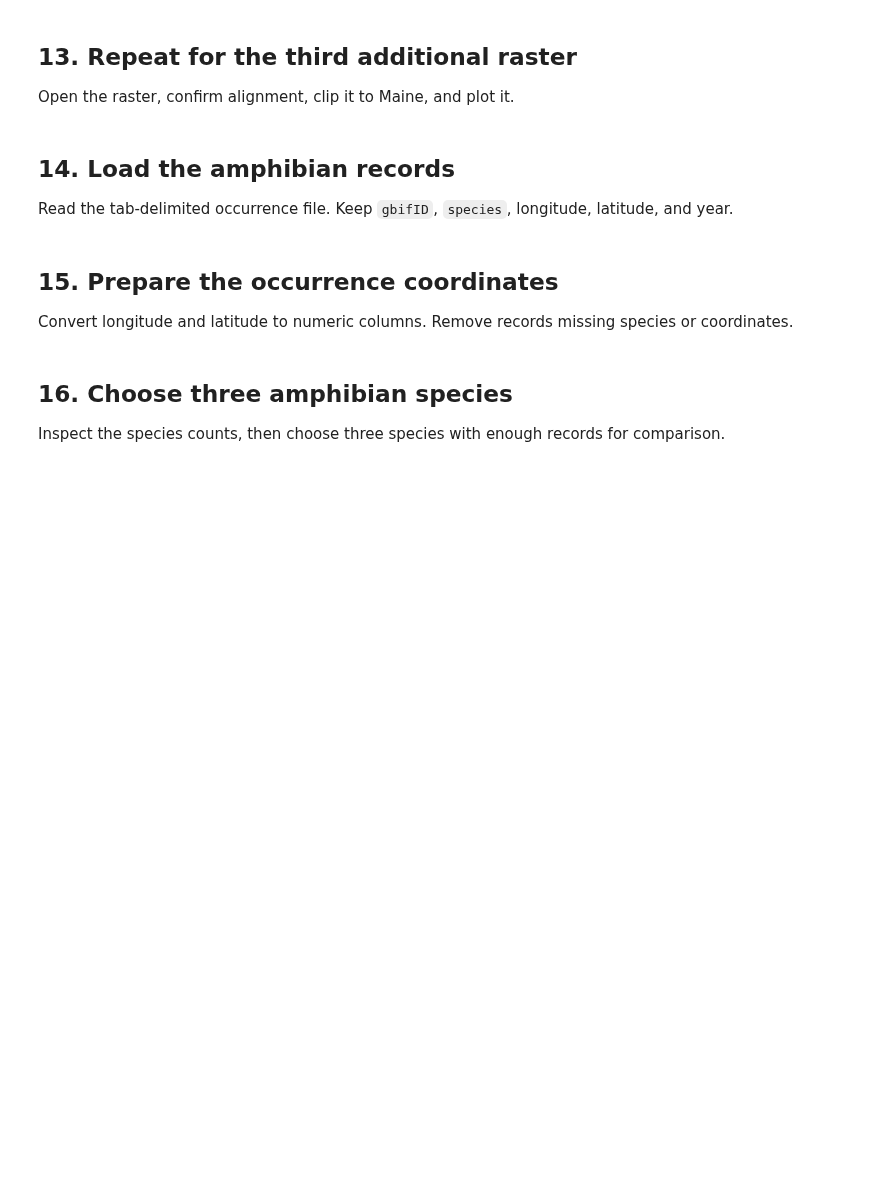
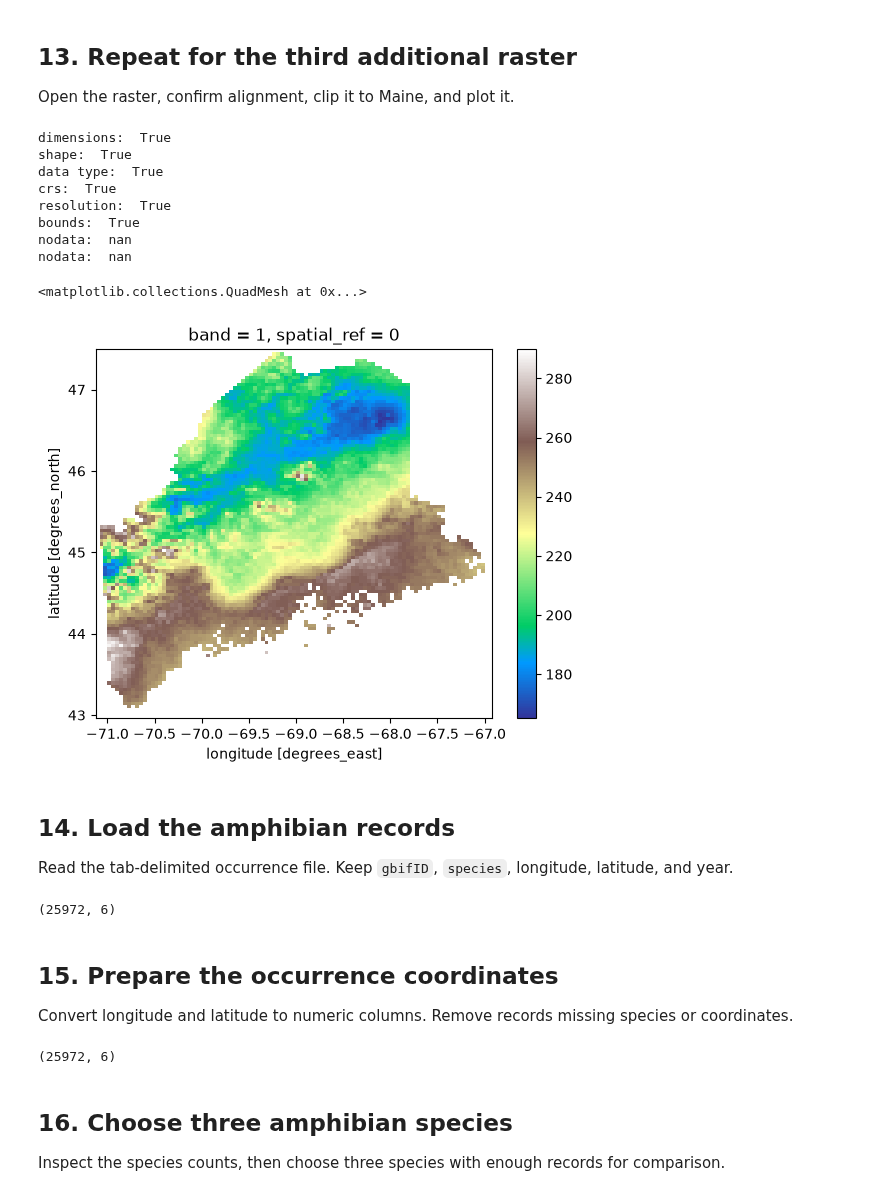
Before and after one commit to elizadstein/BIO597-SpatialBiodiversity, a Jupyter notebook: docs/assignments/Assignment-05-RasterData.ipynb, the cells around one changed output. Drawn from its saved outputs; the diff is of its cells as text; code cells hidden in the pictures; blank space fills up the shorter version.

Commit message:
completed assignment5

```diff
--- a/docs/assignments/Assignment-05-RasterData.ipynb
+++ b/docs/assignments/Assignment-05-RasterData.ipynb
@@ -144,26 +317,88 @@ Open the raster, confirm alignment, clip it to Maine, and plot it. Keep each par
 
 Open the raster, confirm alignment, clip it to Maine, and plot it.
 # %%
-# Complete the workflow for the third additional raster.
+# Open raster
+bio17_path = bioclim_path / "wc2.1_2.5m_bio_17.tif"
+bio17 = rxr.open_rasterio(
+    bio17_path,
+    masked=True,
+)
+
+# check alignment
+print("dimensions: ", bio1.dims == bio17.dims)
+print("shape: ", bio1.shape == bio17.shape)
+print("data type: ", bio1.dtype == bio17.dtype)
+print("crs: ", bio1.rio.crs == bio17.rio.crs)
+print("resolution: ", bio1.rio.resolution() == bio17.rio.resolution())
+print("bounds: ", bio1.rio.bounds() == bio17.rio.bounds())
+print("nodata: ", bio1.rio.nodata)
+print("nodata: ", bio17.rio.nodata)
+
+# clip
+bio17_maine = bio17.rio.clip(
+    maine_boundary.geometry,
+    maine_boundary.crs,
+    drop=True,
+    from_disk=True,
+)
+
+# squeeze
+bio17_maine = bio17_maine.squeeze()
+
+# plot
+bio17_maine.plot(cmap = "terrain")
+# %% [output]
+dimensions:  True
+shape:  True
+data type:  True
+crs:  True
+resolution:  True
+bounds:  True
+nodata:  nan
+nodata:  nan
+<matplotlib.collections.QuadMesh at 0x...>
+[figure, added]
 # %% [markdown]
 ## 14. Load the amphibian records
 
 Read the tab-delimited occurrence file. Keep `gbifID`, `species`, longitude, latitude, and year.
 # %%
-amphibians = pd.read_csv(
-    "Amphibians_ME/Amphibians_ME.csv",
-    sep=__________,
-    low_memory=False,
-)
+amphibians = gpd.read_file(
+    "../assignments/Amphibians_ME/Amphibians_ME.csv",
+    x_possible_names="decimalLongitude",
+    y_possible_names="decimalLatitude",
+).set_crs("EPSG:4326")
 
 # Keep the five requested columns.
+columns_to_keep = [
+    "gbifID",
+    "species",
+    "decimalLongitude",
+    "decimalLatitude",
+    "year",
+    "geometry",
+]
+
+amphibians = amphibians[columns_to_keep]
+amphibians.shape
+# %% [output]
+(25972, 6)
 # %% [markdown]
 ## 15. Prepare the occurrence coordinates
 
 Convert longitude and latitude to numeric columns. Remove records missing species or coordinates.
 # %%
 # Convert both coordinate columns with pd.to_numeric().
+## No longer necessary because imported the csv file with gpd.read_file
+
 # Drop rows missing species, longitude, or latitude.
+amphibians = amphibians.dropna(
+    subset=["species", "decimalLongitude", "decimalLatitude"]
+).copy()
+
+amphibians.shape
+# %% [output]
+(25972, 6)
 # %% [markdown]
 ## 16. Choose three amphibian species
 
```
Also changed, not shown: parts of 32 cells of this notebook, 1 other file.
